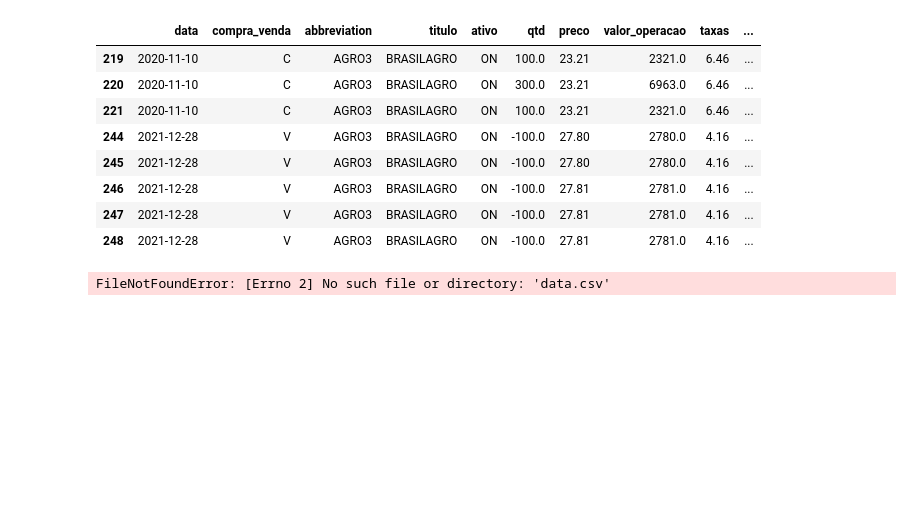
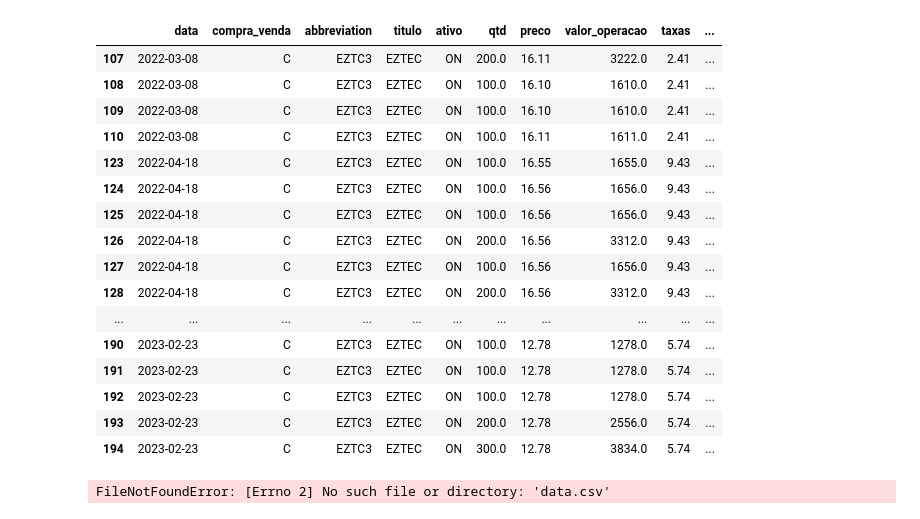
Before and after one commit to dokawa/lion-weapon, a Jupyter notebook: notebook.ipynb, the cells around one changed output. Saved outputs shown, nothing was run; the diff lists cells and outputs as text; code cells hidden in the pictures; blank space fills up the shorter version.

```diff
--- a/notebook.ipynb
+++ b/notebook.ipynb
@@ -33,15 +53,23 @@ df
 # %%
-raw_df[raw_df.abbreviation == "AGRO3"]
+raw_df[raw_df.abbreviation == "EZTC3"].head(50)
 # %% [output]
 |  | data | compra_venda | abbreviation | titulo | ativo | qtd | preco | valor_operacao | taxas | ... |
-| 219 | 2020-11-10 | C | AGRO3 | BRASILAGRO | ON | 100.0 | 23.21 | 2321.0 | 6.46 | ... |
-| 220 | 2020-11-10 | C | AGRO3 | BRASILAGRO | ON | 300.0 | 23.21 | 6963.0 | 6.46 | ... |
-| 221 | 2020-11-10 | C | AGRO3 | BRASILAGRO | ON | 100.0 | 23.21 | 2321.0 | 6.46 | ... |
-| 244 | 2021-12-28 | V | AGRO3 | BRASILAGRO | ON | -100.0 | 27.80 | 2780.0 | 4.16 | ... |
-| 245 | 2021-12-28 | V | AGRO3 | BRASILAGRO | ON | -100.0 | 27.80 | 2780.0 | 4.16 | ... |
-| 246 | 2021-12-28 | V | AGRO3 | BRASILAGRO | ON | -100.0 | 27.81 | 2781.0 | 4.16 | ... |
-| 247 | 2021-12-28 | V | AGRO3 | BRASILAGRO | ON | -100.0 | 27.81 | 2781.0 | 4.16 | ... |
-| 248 | 2021-12-28 | V | AGRO3 | BRASILAGRO | ON | -100.0 | 27.81 | 2781.0 | 4.16 | ... |
+| 107 | 2022-03-08 | C | EZTC3 | EZTEC | ON | 200.0 | 16.11 | 3222.0 | 2.41 | ... |
+| 108 | 2022-03-08 | C | EZTC3 | EZTEC | ON | 100.0 | 16.10 | 1610.0 | 2.41 | ... |
+| 109 | 2022-03-08 | C | EZTC3 | EZTEC | ON | 100.0 | 16.10 | 1610.0 | 2.41 | ... |
+| 110 | 2022-03-08 | C | EZTC3 | EZTEC | ON | 100.0 | 16.11 | 1611.0 | 2.41 | ... |
+| 123 | 2022-04-18 | C | EZTC3 | EZTEC | ON | 100.0 | 16.55 | 1655.0 | 9.43 | ... |
+| 124 | 2022-04-18 | C | EZTC3 | EZTEC | ON | 100.0 | 16.56 | 1656.0 | 9.43 | ... |
+| 125 | 2022-04-18 | C | EZTC3 | EZTEC | ON | 100.0 | 16.56 | 1656.0 | 9.43 | ... |
+| 126 | 2022-04-18 | C | EZTC3 | EZTEC | ON | 200.0 | 16.56 | 3312.0 | 9.43 | ... |
+| 127 | 2022-04-18 | C | EZTC3 | EZTEC | ON | 100.0 | 16.56 | 1656.0 | 9.43 | ... |
+| 128 | 2022-04-18 | C | EZTC3 | EZTEC | ON | 200.0 | 16.56 | 3312.0 | 9.43 | ... |
+| ... | ... | ... | ... | ... | ... | ... | ... | ... | ... | ... |
+| 190 | 2023-02-23 | C | EZTC3 | EZTEC | ON | 100.0 | 12.78 | 1278.0 | 5.74 | ... |
+| 191 | 2023-02-23 | C | EZTC3 | EZTEC | ON | 100.0 | 12.78 | 1278.0 | 5.74 | ... |
+| 192 | 2023-02-23 | C | EZTC3 | EZTEC | ON | 100.0 | 12.78 | 1278.0 | 5.74 | ... |
+| 193 | 2023-02-23 | C | EZTC3 | EZTEC | ON | 200.0 | 12.78 | 2556.0 | 5.74 | ... |
+| 194 | 2023-02-23 | C | EZTC3 | EZTEC | ON | 300.0 | 12.78 | 3834.0 | 5.74 | ... |
 # %%
 save_csv(lp.get_raw_df())
 
```
Also changed, not shown: parts of 1 cell of this notebook, 1 other file.
